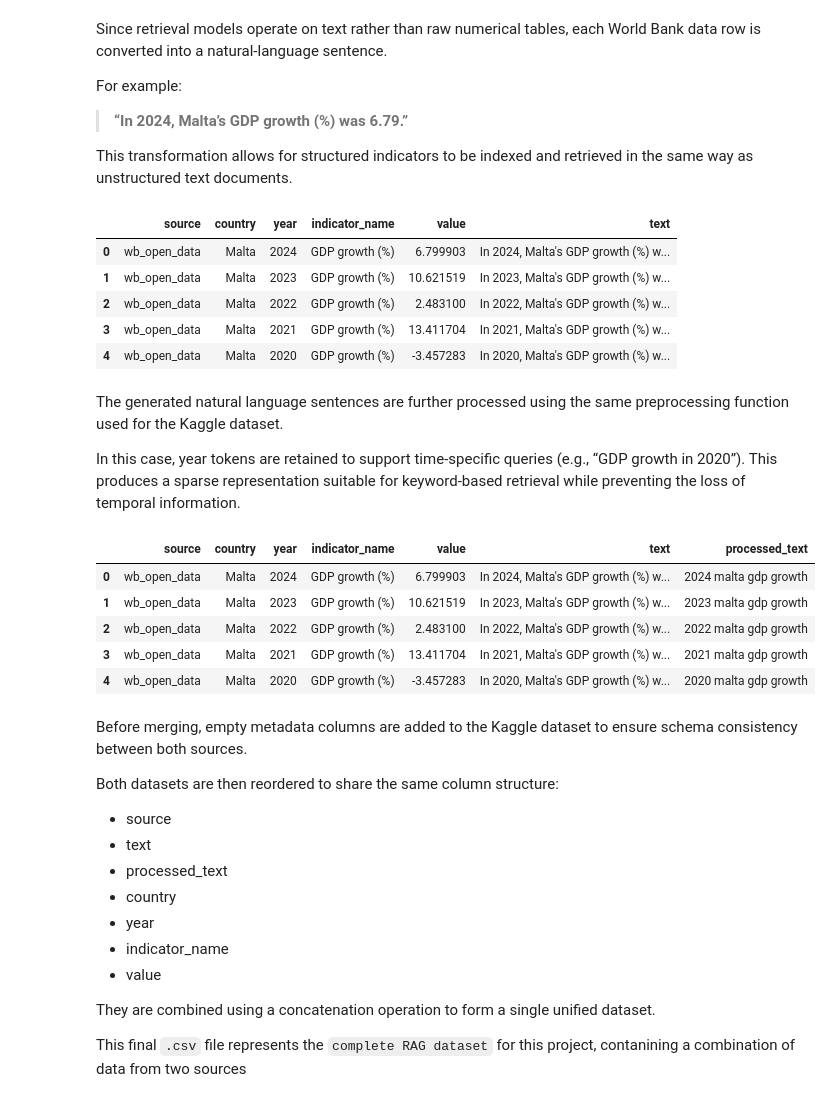
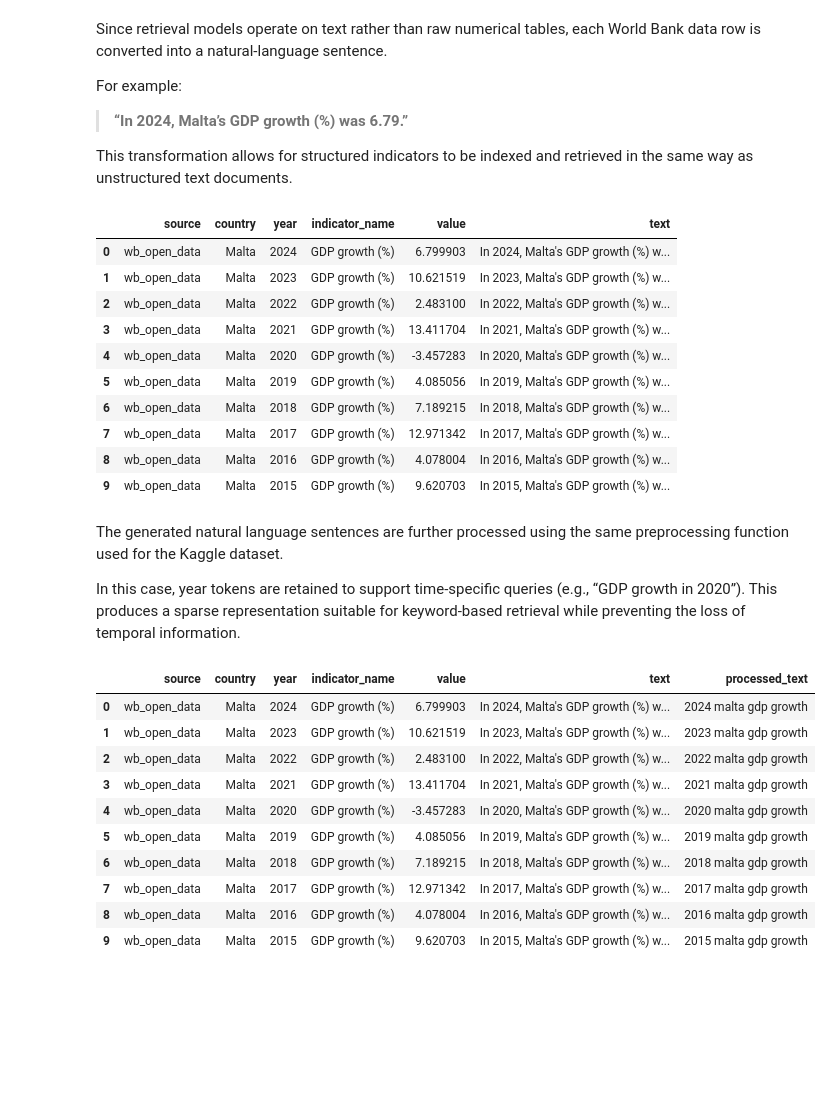
Before and after one commit to DavidF-22/ICS5111-MiningLargeScaleData_Project, a Jupyter notebook: RagAssignment.ipynb, the cells around one changed output. Saved outputs shown, nothing was run; the diff lists cells and outputs as text; code cells hidden in the pictures; blank space fills up the shorter version.

```diff
--- a/RagAssignment.ipynb
+++ b/RagAssignment.ipynb
@@ -234,7 +253,7 @@ START_YEAR = 2000
 END_YEAR = 2025
 
 # Fetch data
-wb_data_df = []
+wb_dataset = []
 
 for indicator_code, indicator_name in INDICATORS.items():
     df = fetch_indicator_data(
@@ -247,20 +266,16 @@ for indicator_code, indicator_name in INDICATORS.items():
     )
 
     df["indicator_name"] = indicator_name
-    wb_data_df.append(df)
+    wb_dataset.append(df)
 
-wb_data_df = pd.concat(wb_data_df, ignore_index=True)
-wb_data_df["source"] = "wb_open_data"
+wb_dataset = pd.concat(wb_dataset, ignore_index=True)
+wb_dataset["source"] = "wb_open_data"
 
 # Reorder columns for better readability
-wb_data_df = wb_data_df[["source", "country", "year", "indicator_name", "value"]]
+wb_dataset = wb_dataset[["source", "country", "year", "indicator_name", "value"]]
 
 print("World Bank Economic Indicators Data Sample:")
-display(wb_data_df.head(10))
-
-# Save fetched data to CSV
-WB_OUTPUT_PATH = DATA_TEMP_DIR / "wb_economic_indicators_dataset.csv"
-wb_data_df.to_csv(WB_OUTPUT_PATH, index=False)
+display(wb_dataset.head(10))
 # %% [output]
 World Bank Economic Indicators Data Sample:
 |  | source | country | year | indicator_name | value |
@@ -318,8 +303,8 @@ This transformation allows for structured indicators to be indexed and retrieved
 def wb_row_to_text(row):
     return f"In {row['year']}, {row['country']}'s {row['indicator_name']} was {row['value']:.6f}."
 
-wb_data_df["text"] = wb_data_df.apply(wb_row_to_text, axis=1)
-display(wb_data_df.head())
+wb_dataset["text"] = wb_dataset.apply(wb_row_to_text, axis=1)
+display(wb_dataset.head(10))
 # %% [output]
 |  | source | country | year | indicator_name | value | text |
 | 0 | wb_open_data | Malta | 2024 | GDP growth (%) | 6.799903 | In 2024, Malta's GDP growth (%) w... |
@@ -327,33 +312,31 @@ display(wb_data_df.head())
 | 2 | wb_open_data | Malta | 2022 | GDP growth (%) | 2.483100 | In 2022, Malta's GDP growth (%) w... |
 | 3 | wb_open_data | Malta | 2021 | GDP growth (%) | 13.411704 | In 2021, Malta's GDP growth (%) w... |
 | 4 | wb_open_data | Malta | 2020 | GDP growth (%) | -3.457283 | In 2020, Malta's GDP growth (%) w... |
+| 5 | wb_open_data | Malta | 2019 | GDP growth (%) | 4.085056 | In 2019, Malta's GDP growth (%) w... |
+| 6 | wb_open_data | Malta | 2018 | GDP growth (%) | 7.189215 | In 2018, Malta's GDP growth (%) w... |
+| 7 | wb_open_data | Malta | 2017 | GDP growth (%) | 12.971342 | In 2017, Malta's GDP growth (%) w... |
+| 8 | wb_open_data | Malta | 2016 | GDP growth (%) | 4.078004 | In 2016, Malta's GDP growth (%) w... |
+| 9 | wb_open_data | Malta | 2015 | GDP growth (%) | 9.620703 | In 2015, Malta's GDP growth (%) w... |
 # %% [markdown]
 The generated natural language sentences are further processed using the same preprocessing function used for the Kaggle dataset.
 
 In this case, year tokens are retained to support time-specific queries (e.g., “GDP growth in 2020”). This produces a sparse representation suitable for keyword-based retrieval while preventing the loss of temporal information.
 # %%
-wb_data_df["processed_text"] = wb_data_df["text"].apply(tokenize_and_filter, keep_years=True)
-display(wb_data_df.head())
+wb_dataset["processed_text"] = wb_dataset["text"].apply(tokenize_and_filter, keep_years=True)
+display(wb_dataset.head(10))
+
+# Save fetched data to CSV
+WBF_OUTPUT_PATH = DATA_TEMP_DIR / "wb_economic_indicators_dataset.csv"
+wb_dataset.to_csv(WBF_OUTPUT_PATH, index=False)
 # %% [output]
 |  | source | country | year | indicator_name | value | text | processed_text |
 | 0 | wb_open_data | Malta | 2024 | GDP growth (%) | 6.799903 | In 2024, Malta's GDP growth (%) w... | 2024 malta gdp growth |
 | 1 | wb_open_data | Malta | 2023 | GDP growth (%) | 10.621519 | In 2023, Malta's GDP growth (%) w... | 2023 malta gdp growth |
 | 2 | wb_open_data | Malta | 2022 | GDP growth (%) | 2.483100 | In 2022, Malta's GDP growth (%) w... | 2022 malta gdp growth |
 | 3 | wb_open_data | Malta | 2021 | GDP growth (%) | 13.411704 | In 2021, Malta's GDP growth (%) w... | 2021 malta gdp growth |
 | 4 | wb_open_data | Malta | 2020 | GDP growth (%) | -3.457283 | In 2020, Malta's GDP growth (%) w... | 2020 malta gdp growth |
+| 5 | wb_open_data | Malta | 2019 | GDP growth (%) | 4.085056 | In 2019, Malta's GDP growth (%) w... | 2019 malta gdp growth |
+| 6 | wb_open_data | Malta | 2018 | GDP growth (%) | 7.189215 | In 2018, Malta's GDP growth (%) w... | 2018 malta gdp growth |
+| 7 | wb_open_data | Malta | 2017 | GDP growth (%) | 12.971342 | In 2017, Malta's GDP growth (%) w... | 2017 malta gdp growth |
+| 8 | wb_open_data | Malta | 2016 | GDP growth (%) | 4.078004 | In 2016, Malta's GDP growth (%) w... | 2016 malta gdp growth |
+| 9 | wb_open_data | Malta | 2015 | GDP growth (%) | 9.620703 | In 2015, Malta's GDP growth (%) w... | 2015 malta gdp growth |
-# %% [markdown]
-Before merging, empty metadata columns are added to the Kaggle dataset to ensure schema consistency between both sources.
-
-Both datasets are then reordered to share the same column structure:
-
-- source
-- text
-- processed_text
-- country
-- year
-- indicator_name
-- value
-
-They are combined using a concatenation operation to form a single unified dataset.
-
-This final `.csv` file represents the `complete RAG dataset` for this project, contanining a combination of data from two sources
```
Also changed, not shown: parts of 10 cells of this notebook, 3 other files.
